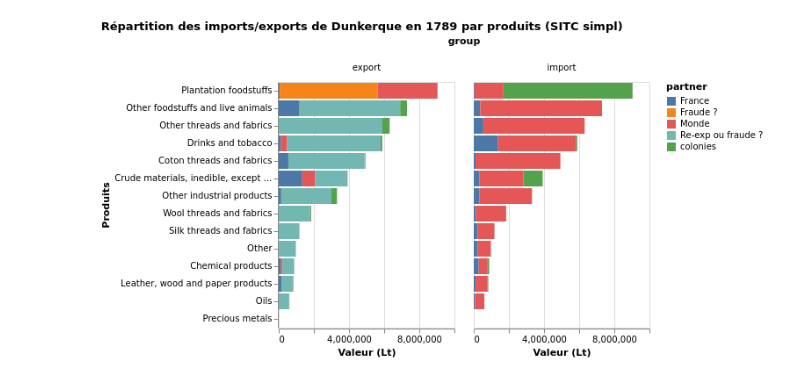
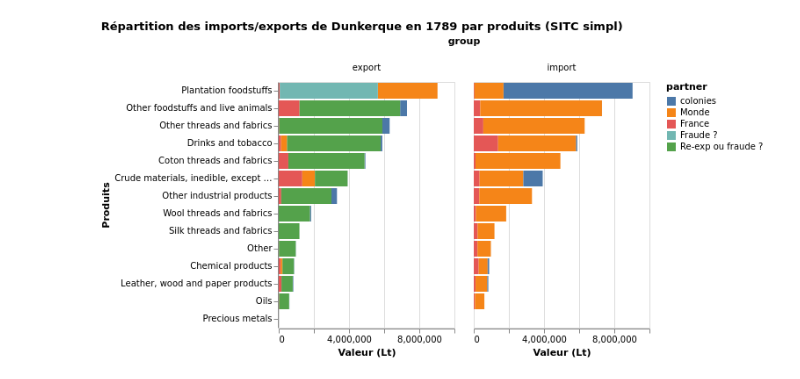
Before and after one commit to medialab/portic-datasprint-2022, a Jupyter notebook: productions/module_08/vegalite.ipynb, the cells around one changed output. Cells and saved outputs as stored; diff of their text form; code cells hidden in the pictures.

```diff
--- a/productions/module_08/vegalite.ipynb
+++ b/productions/module_08/vegalite.ipynb
@@ -11,18 +11,4 @@ import json
 
 with open("data/import_export_ports_francs.json", "r") as f:
     data = json.load(f)
-# %%
-VegaLite({
-  "title": "Répartition des imports/exports de Dunkerque en 1789 par produits (SITC simpl)",
-  "data": {"values": data["Dunkerque"]},
-  "mark": {"type":"bar", "tooltip": {"content": "data"}},
-  "encoding": {
-    "x": {"field": "value", "type": "quantitative", "title": "Valeur (Lt)"},
-    "column": {"field": "group"},
-    "y": {"field": "product", "sort": "-x", "title": "Produits"},
-    "color": {"field": "partner"}
-  }
-})
-# %% [output]
-[figure, old version]
 # %%
@@ -30,2 +16,21 @@ SORT_LABELS = ["colonies", "Monde", "France", "Fraude ?", "Re-exp ou fraude"]
+# %%
+VegaLite({
+  "title": "Répartition des imports/exports de Dunkerque en 1789 par produits (SITC simpl)",
+  "data": {"values": data["Dunkerque"]},
+  "mark": {"type":"bar", "tooltip": {"content": "data"}},
+  "encoding": {
+    "x": {"field": "value", "type": "quantitative", "title": "Valeur (Lt)"},
+    "column": {"field": "group"},
+    "y": {"field": "product", "sort": "-x", "title": "Produits"},
+    "color": {
+        "field": "partner",
+        "scale": {"domain": SORT_LABELS},
+        "sort": SORT_LABELS,
+        "type": "nominal"
+    }
+  }
+})
+# %% [output]
+[figure, new version]
 # %%
 VegaLite({
```
Also changed, not shown: parts of 4 cells of this notebook.
